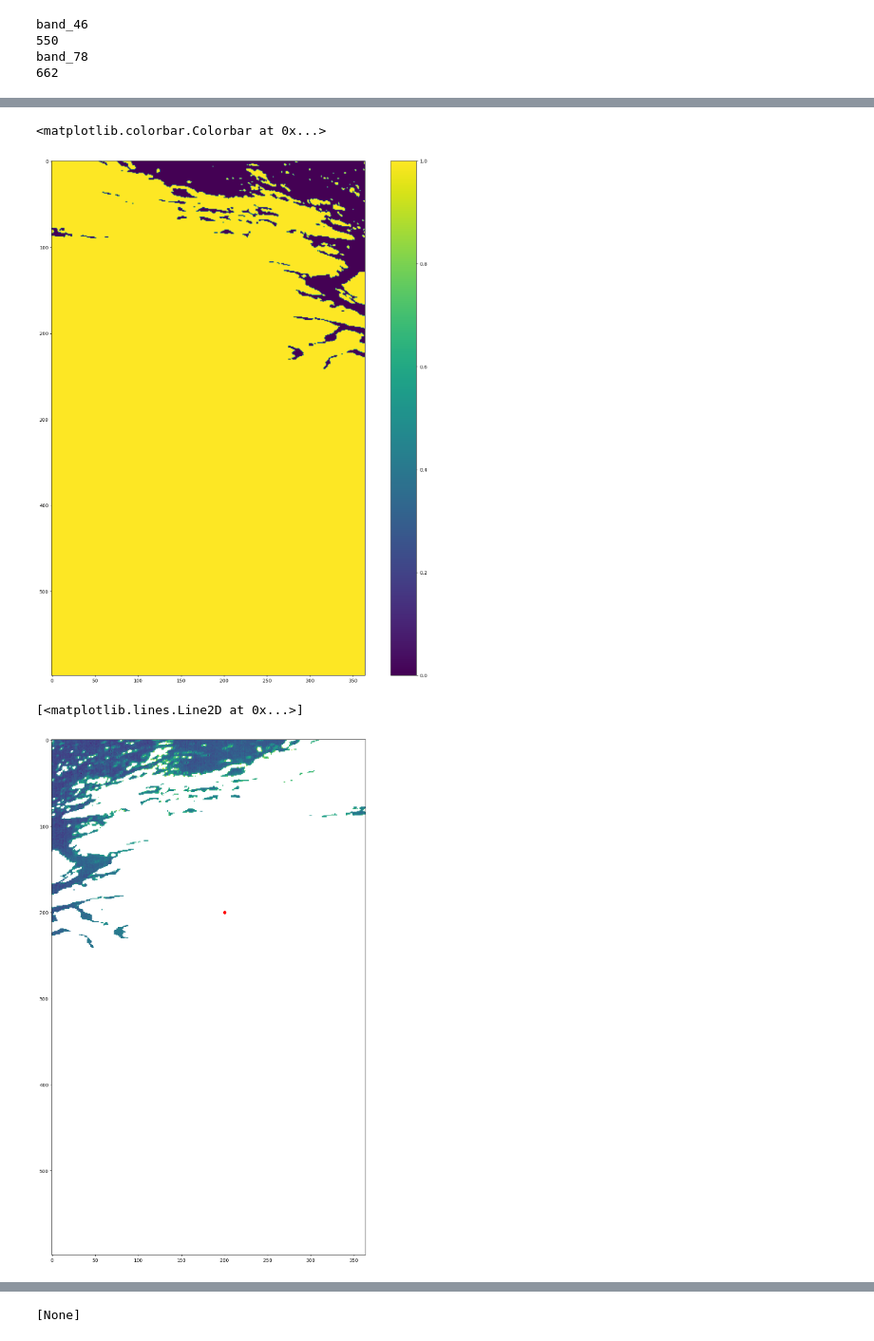
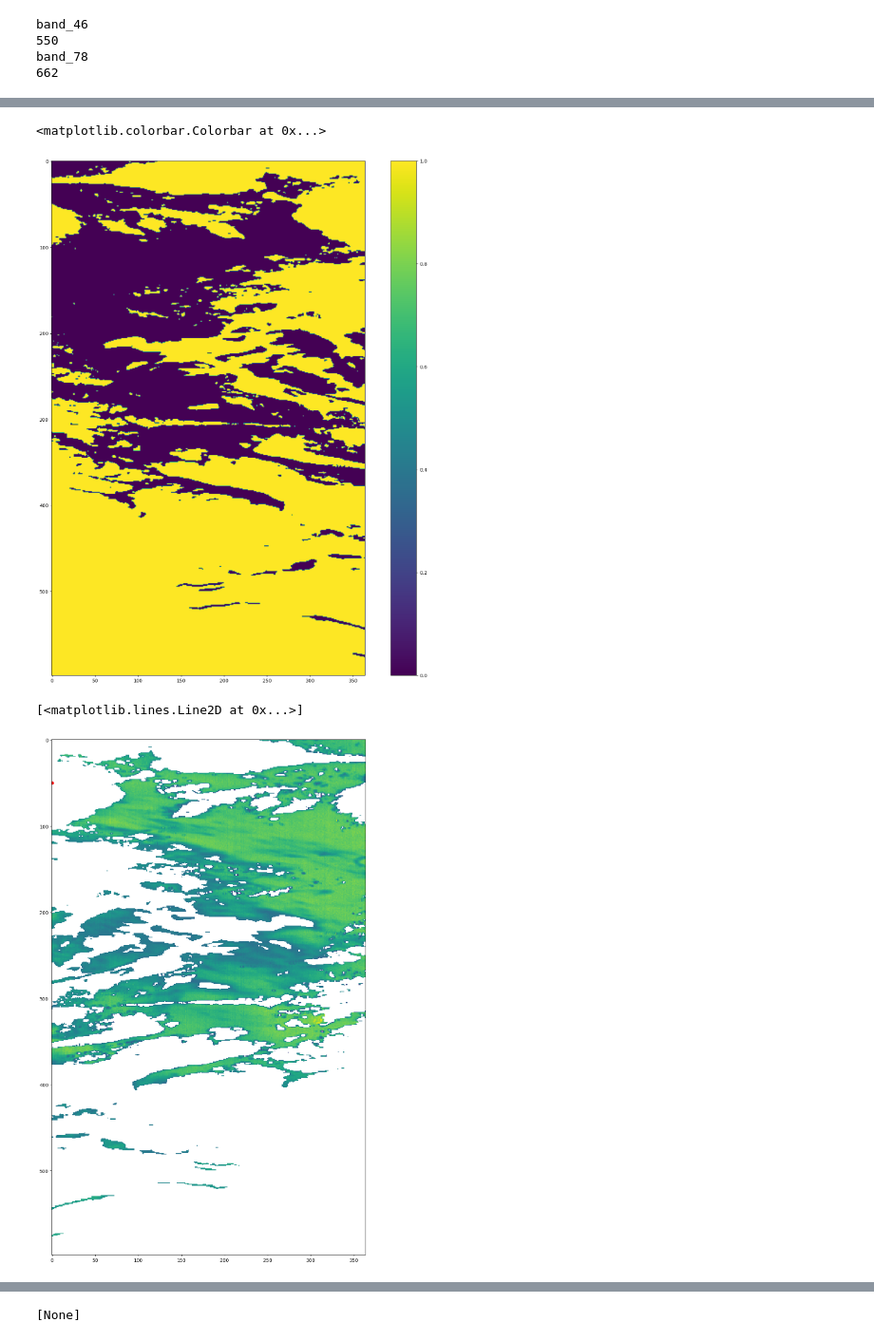
Before and after one commit to NTNU-SmallSat-Lab/hypso-satpy, a Jupyter notebook: frohavet_2024/processing_band_ratio.ipynb, the cells around one changed output, grey strips where cells are left out. Shown at 95% size. Saved outputs shown, nothing was run; the diff lists cells and outputs as text; code cells hidden in the pictures.

```diff
--- a/frohavet_2024/processing_band_ratio.ipynb
+++ b/frohavet_2024/processing_band_ratio.ipynb
@@ -17,3 +14,23 @@ nc_file = '/home/cameron/Dokumenter/Data/frohavet/frohavet_2024-04-03_0941Z-l1a.
+# %%
+#points_file = '/home/cameron/Dokumenter/Data/frohavet/frohavet_2024-04-03_0941Z-bin3.points'
+#nc_file = '/home/cameron/Dokumenter/Data/frohavet/frohavet_2024-04-03_0941Z-l1a.nc'
+#cloud_mask_quantile = 0.075
+
+#points_file = '/home/cameron/Dokumenter/Data/frohavetnorth/frohavetnorth_2024-04-08_0928Z-bin3.points'
+#nc_file = '/home/cameron/Dokumenter/Data/frohavetnorth/frohavetnorth_2024-04-08_0928Z-l1a.nc'
+#cloud_mask_quantile = 0.075
+
+#points_file = '/home/cameron/Dokumenter/Data/frohavetnorth/frohavetnorth_2024-04-08_1102Z-bin3.points'
+#nc_file = '/home/cameron/Dokumenter/Data/frohavetnorth/frohavetnorth_2024-04-08_1102Z-l1a.nc'
+#cloud_mask_quantile = 0.075
+
+#points_file = '/home/cameron/Dokumenter/Data/frohavetwest/frohavetwest_2024-04-09_1041Z-bin3.points'
+#nc_file = '/home/cameron/Dokumenter/Data/frohavetwest/frohavetwest_2024-04-09_1041Z-l1a.nc'
+#cloud_mask_quantile = 0.075*4
+
+points_file = '/home/cameron/Dokumenter/Data/frohavet/frohavet_2024-04-15_1006Z-bin3.points'
+nc_file = '/home/cameron/Dokumenter/Data/frohavet/frohavet_2024-04-15_1006Z-l1a.nc'
+cloud_mask_quantile = 0.075*5
 # %%
 
 l1a_prefix = nc_file.rsplit('-', maxsplit=1)[0]
@@ -117,8 +137,8 @@ plt.colorbar()
 
 cloud_mask = np.sum(datacube, axis=2)**2
 
-cloud_mask_threshold = 0.075e8
-cloud_mask_threshold = np.quantile(cloud_mask, 0.075)
+#cloud_mask_threshold = 0.075e8
+cloud_mask_threshold = np.quantile(cloud_mask, cloud_mask_quantile)
 
 cloud_mask = np.sum(datacube, axis=2)**2 > cloud_mask_threshold
 
@@ -127,31 +147,30 @@ plt.imshow(cloud_mask[:,::3])
 plt.colorbar()
 # %% [output]
 <matplotlib.colorbar.Colorbar at 0x...>
-[figure, old version]
+[figure, new version]
 # %%
 unified_mask = land_mask | cloud_mask
 # %%
 # Chlorophyll estimates
 chlor = scene[band_549nm_name] / scene[band_663nm_name]
 chlor = chlor.to_numpy()
 
 chlor = np.ma.masked_array(chlor, unified_mask, fill_value=np.nan)
 
 chlor_factor = 0.1
 
+# Only get maximum from unmasked data
 chlor = chlor - chlor_factor*chlor.compressed().max()
 #chlor = chlor - 0.88*chlor.compressed().max()
 chlor[chlor < 0] = 0
 
 chlor = chlor[:,::-1]
 
-chlor = -chlor
-
 plt.figure(figsize=(20,20))
 plt.imshow(chlor[:,::3], interpolation='none')
-plt.plot(200,200,'ro')
+plt.plot(0,50,'ro')
 
 # Concentration in units mg m-3
 # %% [output]
 [<matplotlib.lines.Line2D at 0x...>]
-[figure, old version]
+[figure, new version]
```
Also changed, not shown: parts of 5 cells of this notebook, 6 other files.
